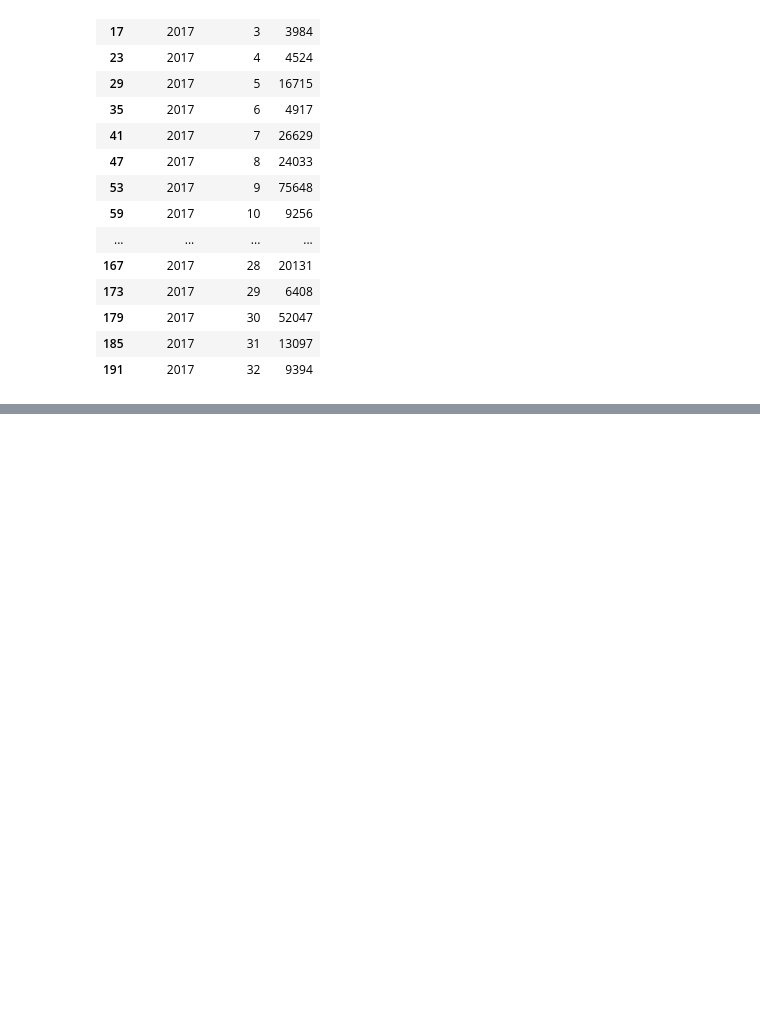
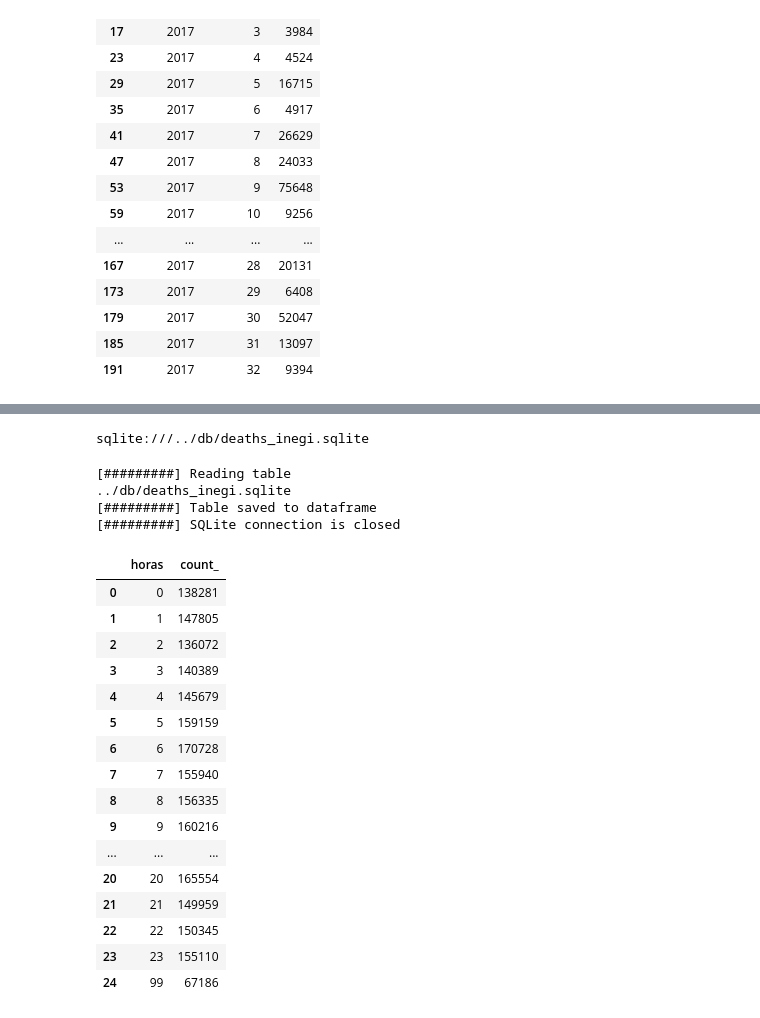
Before and after one commit to joelsotelods/1001-ways-to-die-in-Mexico, a Jupyter notebook: etl_process/Data_map1.ipynb, the cells around one changed output, grey strips where cells are left out. Drawn from its saved outputs; the diff is of its cells as text; code cells hidden in the pictures; blank space fills up the shorter version.

Commit message:
Made df and json for line chart

```diff
--- a/etl_process/Data_map1.ipynb
+++ b/etl_process/Data_map1.ipynb
@@ -210,3 +210,75 @@ death_states_geo_2017
 | 31 | 32 | Zacatecas | Zacatecas | 22.768431 | -102.581413 | 2017 | 9394 |
 # %%
 death_states_geo_2017.to_json(r'death_states_geo_2017.json')
+# %%
+## Line chart time to die###
+path = '../db/'
+db_name = 'deaths_inegi.sqlite'
+
+conn = 'sqlite:///' + path + db_name
+
+print(conn)
+# %% [output]
+sqlite:///../db/deaths_inegi.sqlite
+# %%
+try:
+    print("[#########] Reading table")
+
+    print(path + db_name)
+    conn = lite.connect(path + db_name)
+
+    cursor = conn.cursor()
+
+    sql_select_Query = "select * from vw_time_to_die;"
+
+    cursor.execute(sql_select_Query)
+
+    result_df = DataFrame(cursor.fetchall())
+    table_desc = cursor.description
+
+    headers = []
+    for header in table_desc:
+        headers.append(header[0])
+
+    result_df.columns = headers
+
+    #for row in records:
+    #    print(row)
+
+    cursor.close()
+
+    print("[#########] Table saved to dataframe")
+
+except Exception as e:
+    print(f'Error detected in file', str(e))
+finally:
+    #closing database connection.
+    conn.close()
+    print("[#########] SQLite connection is closed")
+# %% [output]
+[#########] Reading table
+../db/deaths_inegi.sqlite
+[#########] Table saved to dataframe
+[#########] SQLite connection is closed
+# %%
+time_die_df = result_df
+# %%
+time_die_df
+# %% [output]
+|  | horas | count_ |
+| 0 | 0 | 138281 |
+| 1 | 1 | 147805 |
+| 2 | 2 | 136072 |
+| 3 | 3 | 140389 |
+| 4 | 4 | 145679 |
+| 5 | 5 | 159159 |
+| 6 | 6 | 170728 |
+| 7 | 7 | 155940 |
+| 8 | 8 | 156335 |
+| 9 | 9 | 160216 |
+| ... | ... | ... |
+| 20 | 20 | 165554 |
+| 21 | 21 | 149959 |
+| 22 | 22 | 150345 |
+| 23 | 23 | 155110 |
+| 24 | 99 | 67186 |
```
Also changed, not shown: parts of 1 cell of this notebook, 3 other files.
